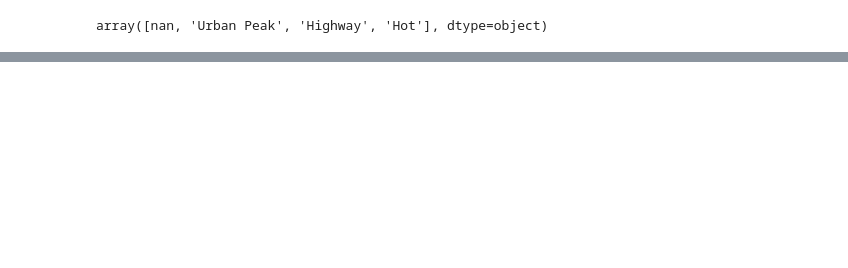
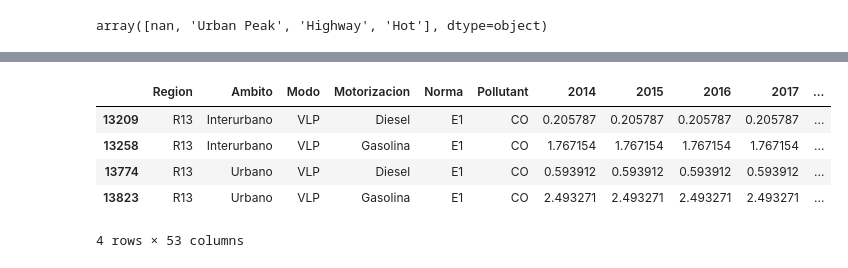
Before and after one commit to Ignvz/copert_5, a Jupyter notebook: FE_Vel.ipynb, the cells around one changed output, grey strips where cells are left out. Saved outputs shown, nothing was run; the diff lists cells and outputs as text; code cells hidden in the pictures; blank space fills up the shorter version.

```diff
--- a/FE_Vel.ipynb
+++ b/FE_Vel.ipynb
@@ -121,14 +131,22 @@ vel = bdf.iloc[:,7:len(df2.columns)]
 # %%
 vel2 = np.where(vel.gt(bdf["Max Speed [km/h]"], axis=0),bdf[["Max Speed [km/h]"]],vel)
 vel2 = pd.DataFrame(vel2)
 vel2.columns = vel.columns
 discriminante = (epsilon.values*vel2**2+zeta.values*vel2+hta.values)
 EFs = np.where(discriminante == 0, 0, (1 - redFactor.values)*((alpha.values * vel2**2 + beta.values * vel2
 + gamma.values + (delta.values/vel2)) / (discriminante)))
 EFs = pd.DataFrame(EFs)
 EFs.columns = vel.columns
 EFs = pd.concat([bdf.iloc[:,[0,1,2,3,4,-20]],EFs],axis=1)
 EFs = EFs.groupby(["Region","Ambito","Modo","Motorizacion",'Norma',"Pollutant"],as_index=False).mean()
+EFs.loc[(EFs["Modo"]=="VLP") & (EFs["Norma"]=="E1") & (EFs["Region"]=="R13") & (EFs["Pollutant"]=="CO")]
+# %% [output]
+|  | Region | Ambito | Modo | Motorizacion | Norma | Pollutant | 2014 | 2015 | 2016 | 2017 | ... |
+| 13209 | R13 | Interurbano | VLP | Diesel | E1 | CO | 0.205787 | 0.205787 | 0.205787 | 0.205787 | ... |
+| 13258 | R13 | Interurbano | VLP | Gasolina | E1 | CO | 1.767154 | 1.767154 | 1.767154 | 1.767154 | ... |
+| 13774 | R13 | Urbano | VLP | Diesel | E1 | CO | 0.593912 | 0.593912 | 0.593912 | 0.593912 | ... |
+| 13823 | R13 | Urbano | VLP | Gasolina | E1 | CO | 2.493271 | 2.493271 | 2.493271 | 2.493271 | ... |
+4 rows × 53 columns
 # %%
 #Calculo CO2 y SOx
 gasDensidad = 0.730 #Ton/m3
```
Also changed, not shown: parts of 3 cells of this notebook, 43 other files.
